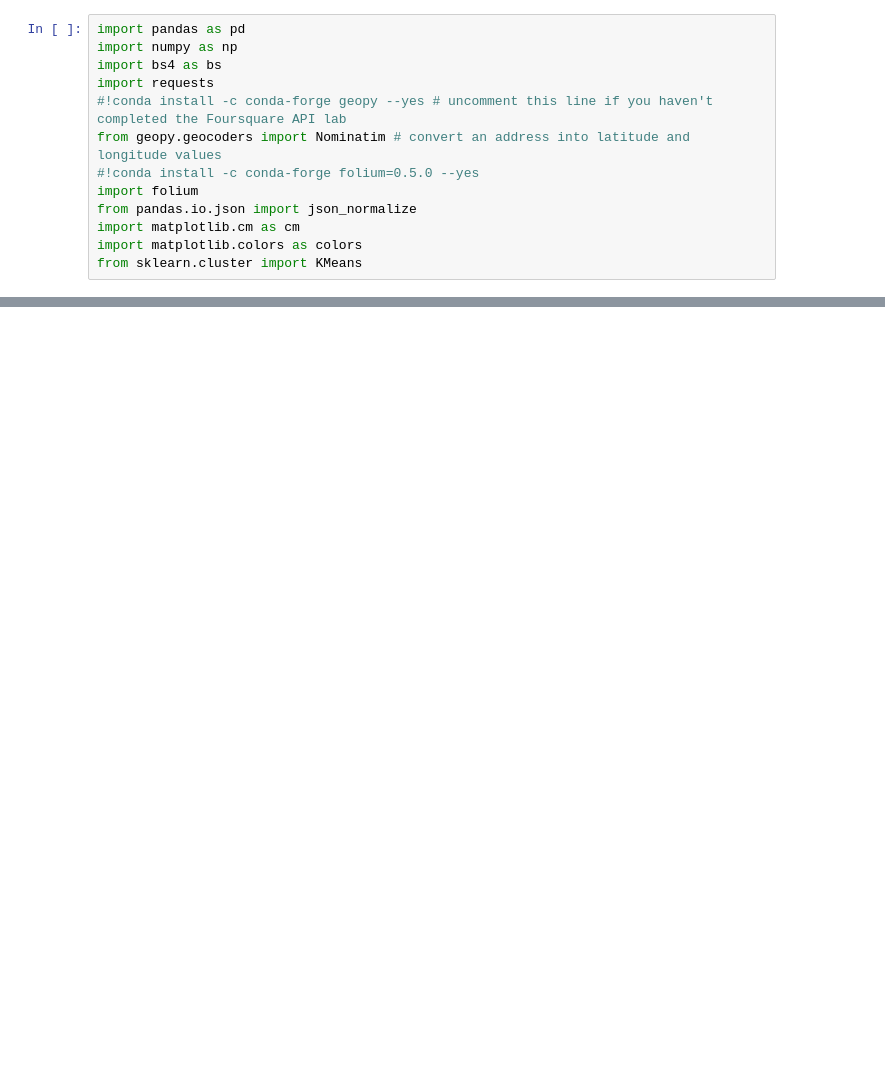
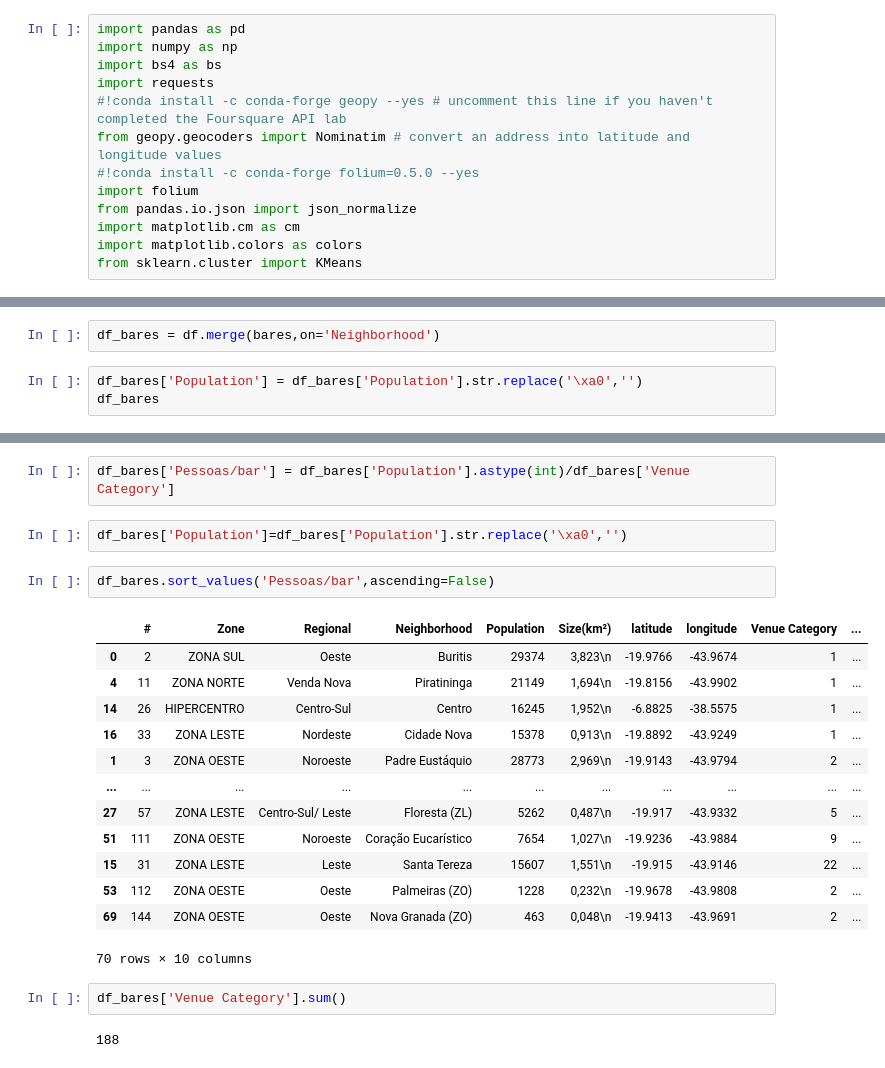
Before and after one commit to LucasTemponi/Coursera_Capstone, a Jupyter notebook: Analise Belo Horizonte.ipynb, the cells around one changed output, grey strips where cells are left out. Saved outputs shown, nothing was run; the diff lists cells and outputs as text; blank space fills up the shorter version.

```diff
--- a/Analise Belo Horizonte.ipynb
+++ b/Analise Belo Horizonte.ipynb
@@ -117,0 +458,5 @@ Vila Vera Cruz II wasn't found on Nominatim
+# %%
+df_bares = df.merge(bares,on='Neighborhood')
+# %%
+df_bares['Population'] = df_bares['Population'].str.replace('\xa0','')
+df_bares
@@ -117,0 +477,24 @@ Vila Vera Cruz II wasn't found on Nominatim
+# %%
+df_bares['Pessoas/bar'] = df_bares['Population'].astype(int)/df_bares['Venue Category']
+# %%
+df_bares['Population']=df_bares['Population'].str.replace('\xa0','')
+# %%
+df_bares.sort_values('Pessoas/bar',ascending=False)
+# %% [output]
+|  | # | Zone | Regional | Neighborhood | Population | Size(km²) | latitude | longitude | Venue Category | ... |
+| 0 | 2 | ZONA SUL | Oeste | Buritis | 29374 | 3,823\n | -19.9766 | -43.9674 | 1 | ... |
+| 4 | 11 | ZONA NORTE | Venda Nova | Piratininga | 21149 | 1,694\n | -19.8156 | -43.9902 | 1 | ... |
+| 14 | 26 | HIPERCENTRO | Centro-Sul | Centro | 16245 | 1,952\n | -6.8825 | -38.5575 | 1 | ... |
+| 16 | 33 | ZONA LESTE | Nordeste | Cidade Nova | 15378 | 0,913\n | -19.8892 | -43.9249 | 1 | ... |
+| 1 | 3 | ZONA OESTE | Noroeste | Padre Eustáquio | 28773 | 2,969\n | -19.9143 | -43.9794 | 2 | ... |
+| ... | ... | ... | ... | ... | ... | ... | ... | ... | ... | ... |
+| 27 | 57 | ZONA LESTE | Centro-Sul/ Leste | Floresta (ZL) | 5262 | 0,487\n | -19.917 | -43.9332 | 5 | ... |
+| 51 | 111 | ZONA OESTE | Noroeste | Coração Eucarístico | 7654 | 1,027\n | -19.9236 | -43.9884 | 9 | ... |
+| 15 | 31 | ZONA LESTE | Leste | Santa Tereza | 15607 | 1,551\n | -19.915 | -43.9146 | 22 | ... |
+| 53 | 112 | ZONA OESTE | Oeste | Palmeiras (ZO) | 1228 | 0,232\n | -19.9678 | -43.9808 | 2 | ... |
+| 69 | 144 | ZONA OESTE | Oeste | Nova Granada (ZO) | 463 | 0,048\n | -19.9413 | -43.9691 | 2 | ... |
+70 rows × 10 columns
+# %%
+df_bares['Venue Category'].sum()
+# %% [output]
+188
```
Also changed, not shown: parts of 54 cells of this notebook, 4 other files.
